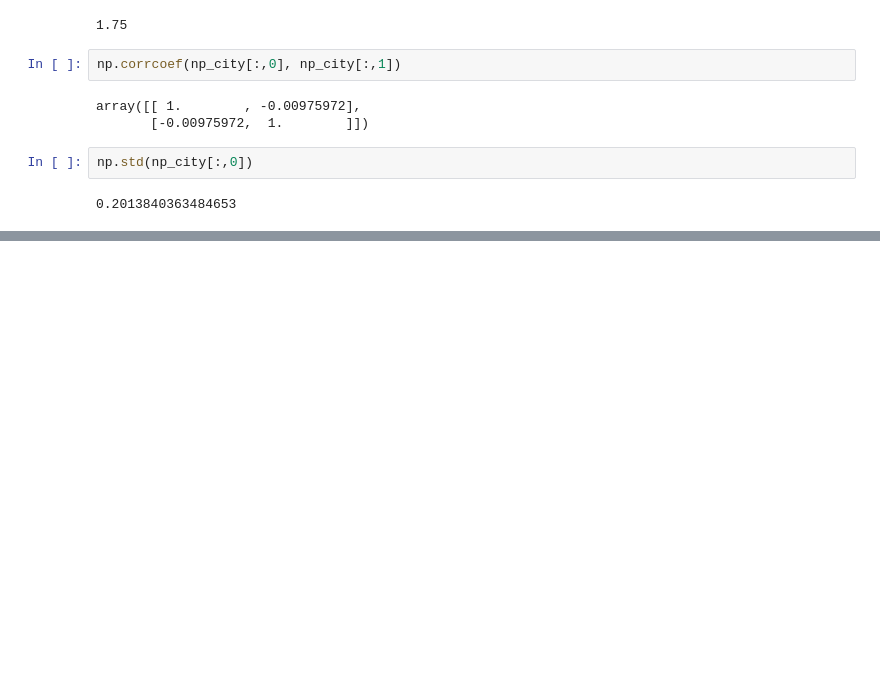
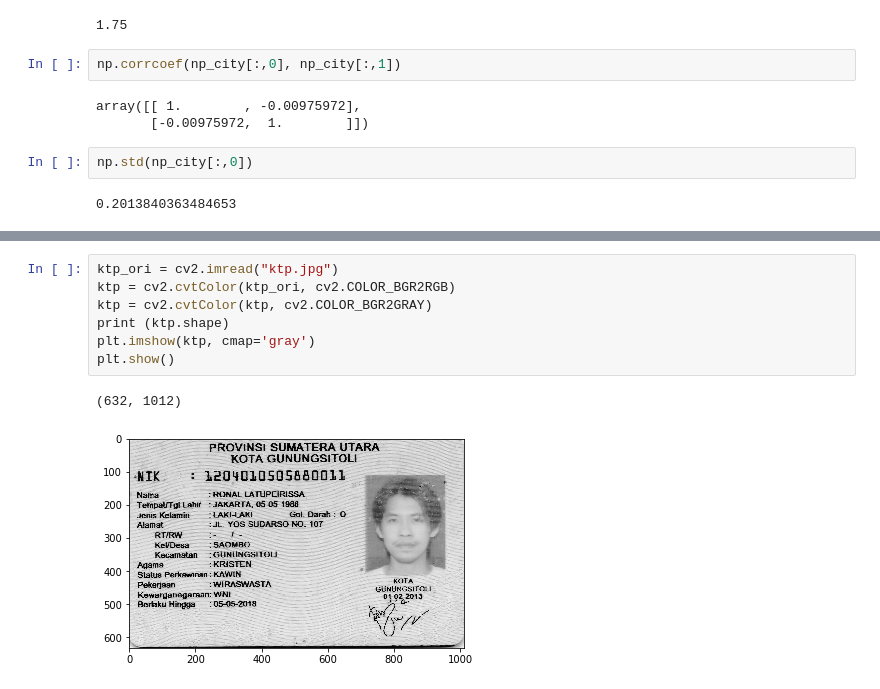
Before and after one commit to nodefluxio/MLID-workshop, a Jupyter notebook: Day1/Introduction to Python/4. Numpy.ipynb, the cells around one changed output, grey strips where cells are left out. Cells and saved outputs as stored; diff of their text form; blank space fills up the shorter version.

```diff
--- a/Day1/Introduction to Python/4. Numpy.ipynb
+++ b/Day1/Introduction to Python/4. Numpy.ipynb
@@ -175,0 +199,10 @@ np.std(np_city[:,0])
+# %%
+ktp_ori = cv2.imread("ktp.jpg")
+ktp = cv2.cvtColor(ktp_ori, cv2.COLOR_BGR2RGB)
+ktp = cv2.cvtColor(ktp, cv2.COLOR_BGR2GRAY)
+print (ktp.shape)
+plt.imshow(ktp, cmap='gray')
+plt.show()
+# %% [output]
+(632, 1012)
+[figure, added]
```
Also changed, not shown: parts of 15 cells of this notebook, 2 other files.
